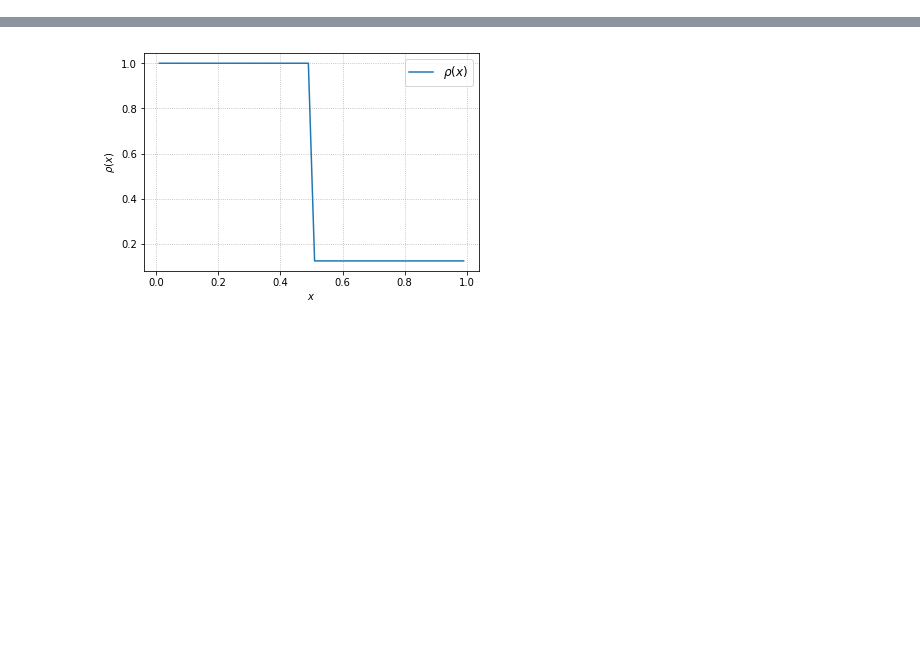
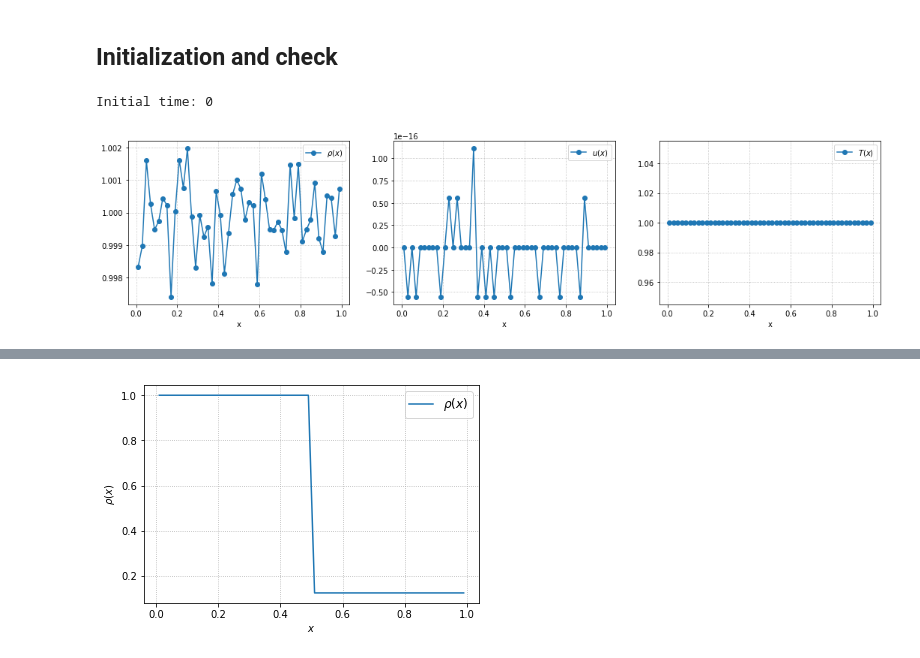
Before and after one commit to Mayuyu/proj-int-inelastic, a Jupyter notebook: 2D.ipynb, the cells around one changed output, grey strips where cells are left out. Drawn from its saved outputs; the diff is of its cells as text; code cells hidden in the pictures; blank space fills up the shorter version.

```diff
--- a/2D.ipynb
+++ b/2D.ipynb
@@ -111,0 +146,6 @@ ax.loglog(ts, err)
+# %%
+# Import config.json file
+config_2d = get_config('./src/configs/config_2D.json')
+config_2d.e = 0.9
+# Prepare collision
+Q = FastSpectralCollision2D(config_2d)
@@ -111,0 +156,24 @@ ax.loglog(ts, err)
+# %% [markdown]
+## Initialization and check
+# %%
+rho = 1. + 0.1*np.random.normal(0, 0.01, x.shape[0])
+f0 = np.empty(soln.f.shape)
+f0 = maxwellian_vectorized(v, 0., 1., rho)
+
+#Initialize
+soln.state.f = f0.copy()
+soln.t = 0
+# Plot
+print("Initial time: {}".format(soln.t))
+fig, ax = plt.subplots(1, 3, figsize=(18, 4))
+ax[0].plot(x, soln.rho, '-o', label=r'$\rho(x)$')
+ax[1].plot(x, soln.u[0], '-o', label=r'$u(x)$')
+ax[2].plot(x, soln.T, '-o', label=r'$T(x)$')
+for iax in ax:
+    iax.set_xlabel(r'x')
+    iax.legend()
+    iax.set_xlabel
+    iax.grid(which='both',linestyle=':')
+# %% [output]
+Initial time: 0
+[figure, added]
```
Also changed, not shown: parts of 43 cells of this notebook, 4 other files.
